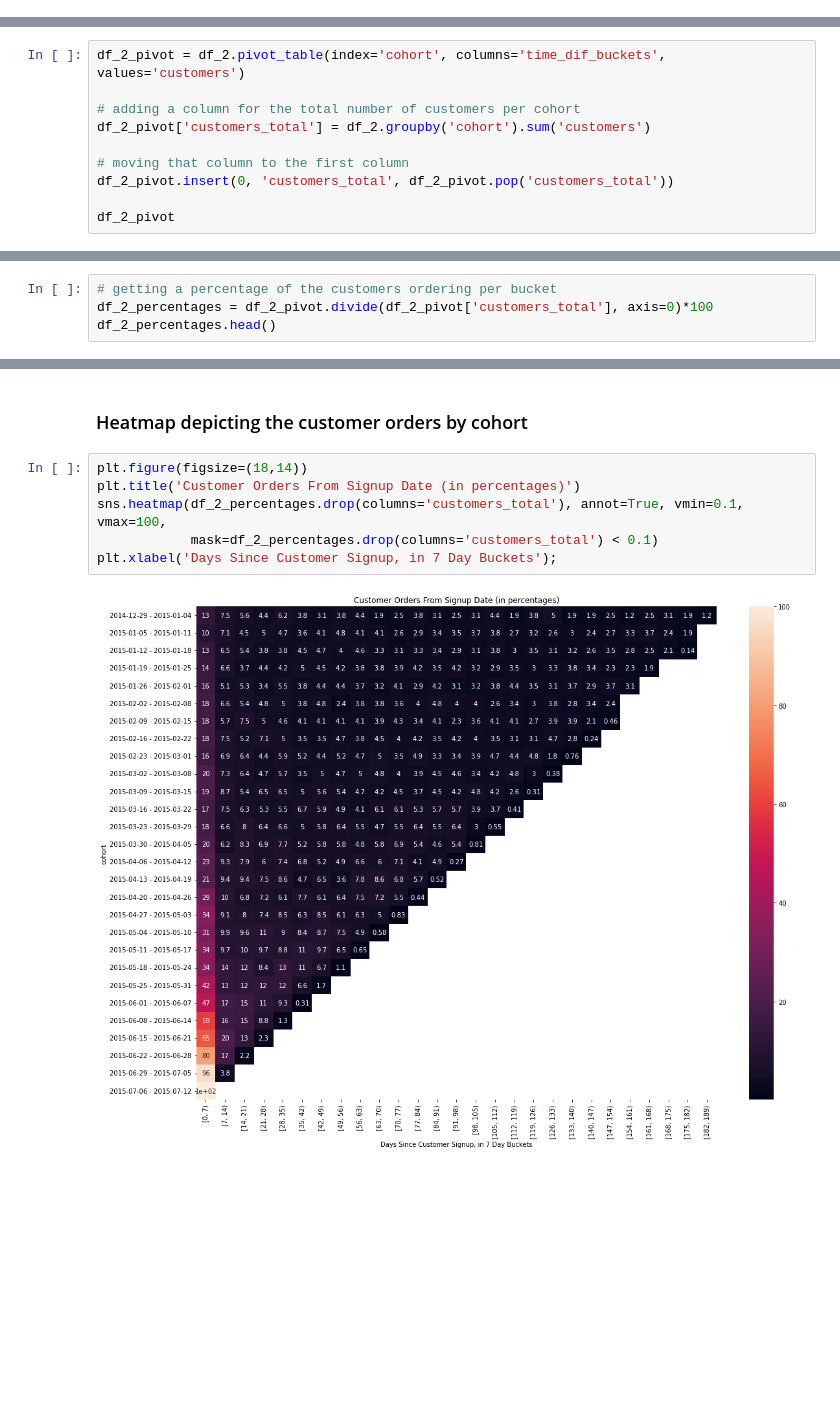
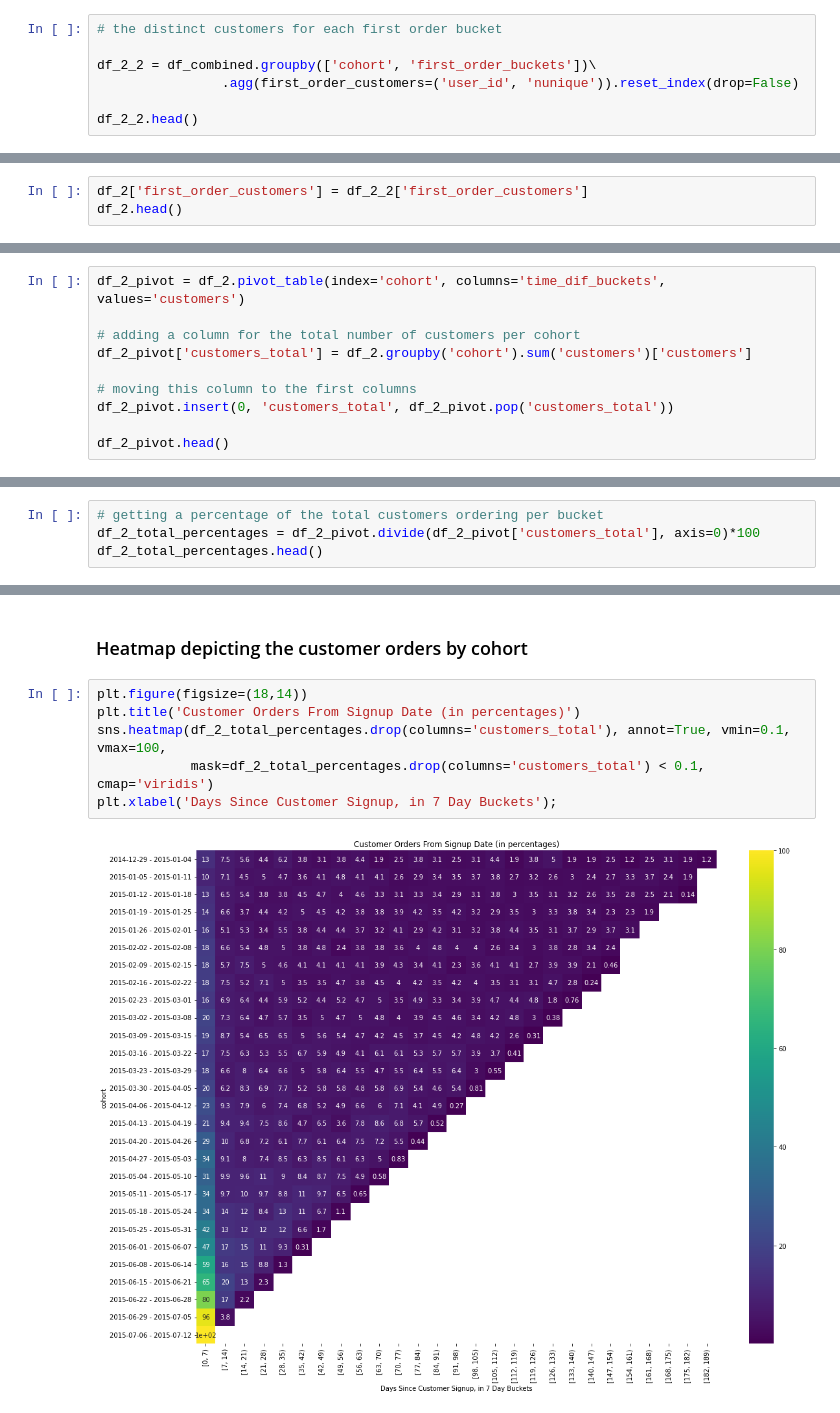
Before and after one commit to jpetersen626/Invitae_Interview_Cohort_Analysis, a Jupyter notebook: Invitae_Analysis_JP.ipynb, the cells around one changed output, grey strips where cells are left out. Saved outputs shown, nothing was run; the diff lists cells and outputs as text; blank space fills up the shorter version.

```diff
--- a/Invitae_Analysis_JP.ipynb
+++ b/Invitae_Analysis_JP.ipynb
@@ -387,3 +376,10 @@ df_2.head()
 | 2 | 2014-12-29 - 2015-01-04 | [14, 21) | 9 |
 | 3 | 2014-12-29 - 2015-01-04 | [21, 28) | 7 |
 | 4 | 2014-12-29 - 2015-01-04 | [28, 35) | 10 |
+# %%
+# the distinct customers for each first order bucket
+
+df_2_2 = df_combined.groupby(['cohort', 'first_order_buckets'])\
+                .agg(first_order_customers=('user_id', 'nunique')).reset_index(drop=False)
+
+df_2_2.head()
@@ -389,0 +411,3 @@ df_2.head()
+# %%
+df_2['first_order_customers'] = df_2_2['first_order_customers']
+df_2.head()
@@ -391,12 +424,12 @@ df_2.head()
 df_2_pivot = df_2.pivot_table(index='cohort', columns='time_dif_buckets', values='customers')
 
 # adding a column for the total number of customers per cohort
-df_2_pivot['customers_total'] = df_2.groupby('cohort').sum('customers')
+df_2_pivot['customers_total'] = df_2.groupby('cohort').sum('customers')['customers']
 
-# moving that column to the first column
+# moving this column to the first columns
 df_2_pivot.insert(0, 'customers_total', df_2_pivot.pop('customers_total'))
 
-df_2_pivot
+df_2_pivot.head()
 # %% [output]
 | time_dif_buckets | customers_total | [0, 7) | [7, 14) | [14, 21) | [21, 28) | [28, 35) | [35, 42) | [42, 49) | ... |
 | cohort |  |  |  |  |  |  |  |  | ... |
@@ -420,7 +464,7 @@ df_2_pivot
 # %%
-# getting a percentage of the customers ordering per bucket
-df_2_percentages = df_2_pivot.divide(df_2_pivot['customers_total'], axis=0)*100
-df_2_percentages.head()
+# getting a percentage of the total customers ordering per bucket
+df_2_total_percentages = df_2_pivot.divide(df_2_pivot['customers_total'], axis=0)*100
+df_2_total_percentages.head()
 # %% [output]
 | time_dif_buckets | customers_total | [0, 7) | [7, 14) | [14, 21) | [21, 28) | [28, 35) | [35, 42) | [42, 49) | ... |
 | cohort |  |  |  |  |  |  |  |  | ... |
@@ -435,9 +494,9 @@ df_2_percentages.head()
 # %%
 plt.figure(figsize=(18,14))
 plt.title('Customer Orders From Signup Date (in percentages)')
-sns.heatmap(df_2_percentages.drop(columns='customers_total'), annot=True, vmin=0.1, vmax=100,
-            mask=df_2_percentages.drop(columns='customers_total') < 0.1)
+sns.heatmap(df_2_total_percentages.drop(columns='customers_total'), annot=True, vmin=0.1, vmax=100,
+            mask=df_2_total_percentages.drop(columns='customers_total') < 0.1, cmap='viridis')
 plt.xlabel('Days Since Customer Signup, in 7 Day Buckets');
 # %% [output]
-[figure, old version]
+[figure, new version]
 # %% [markdown]
```
Also changed, not shown: parts of 25 cells of this notebook, 2 other files.
